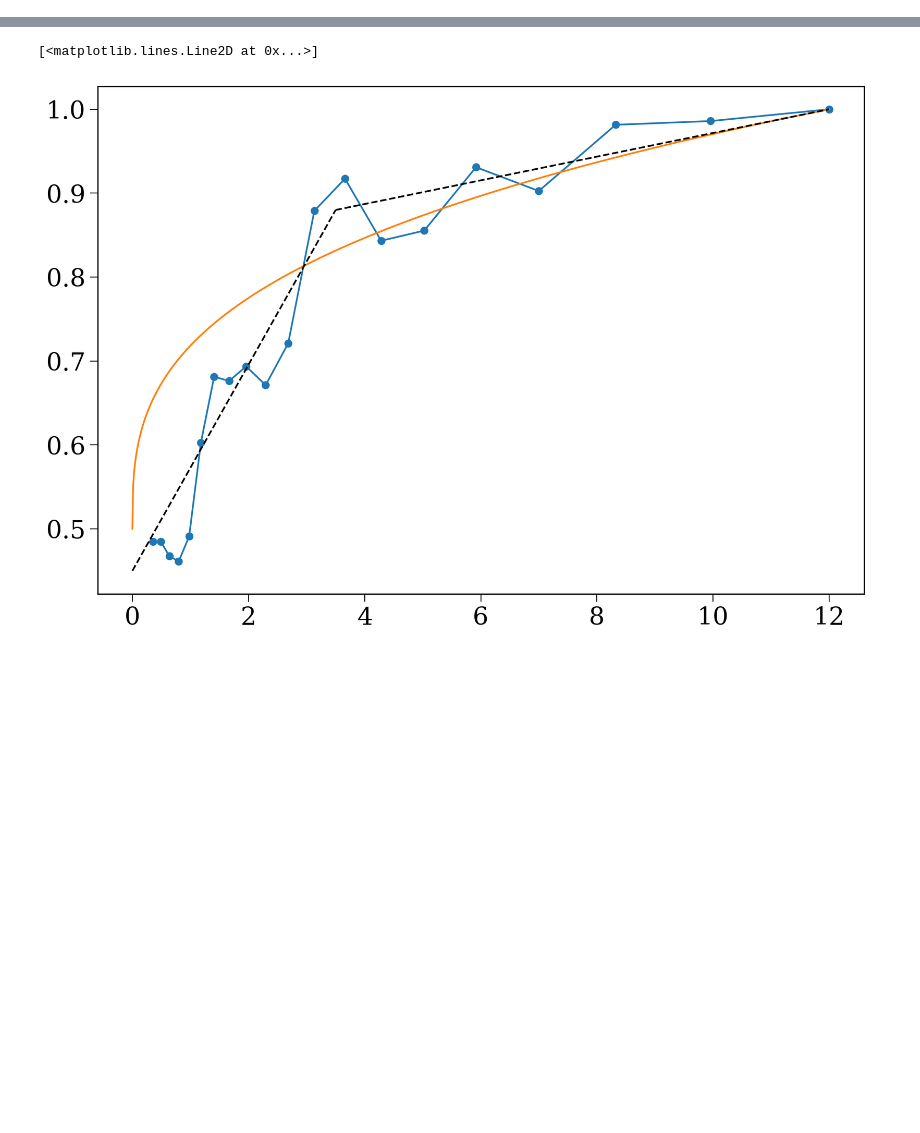
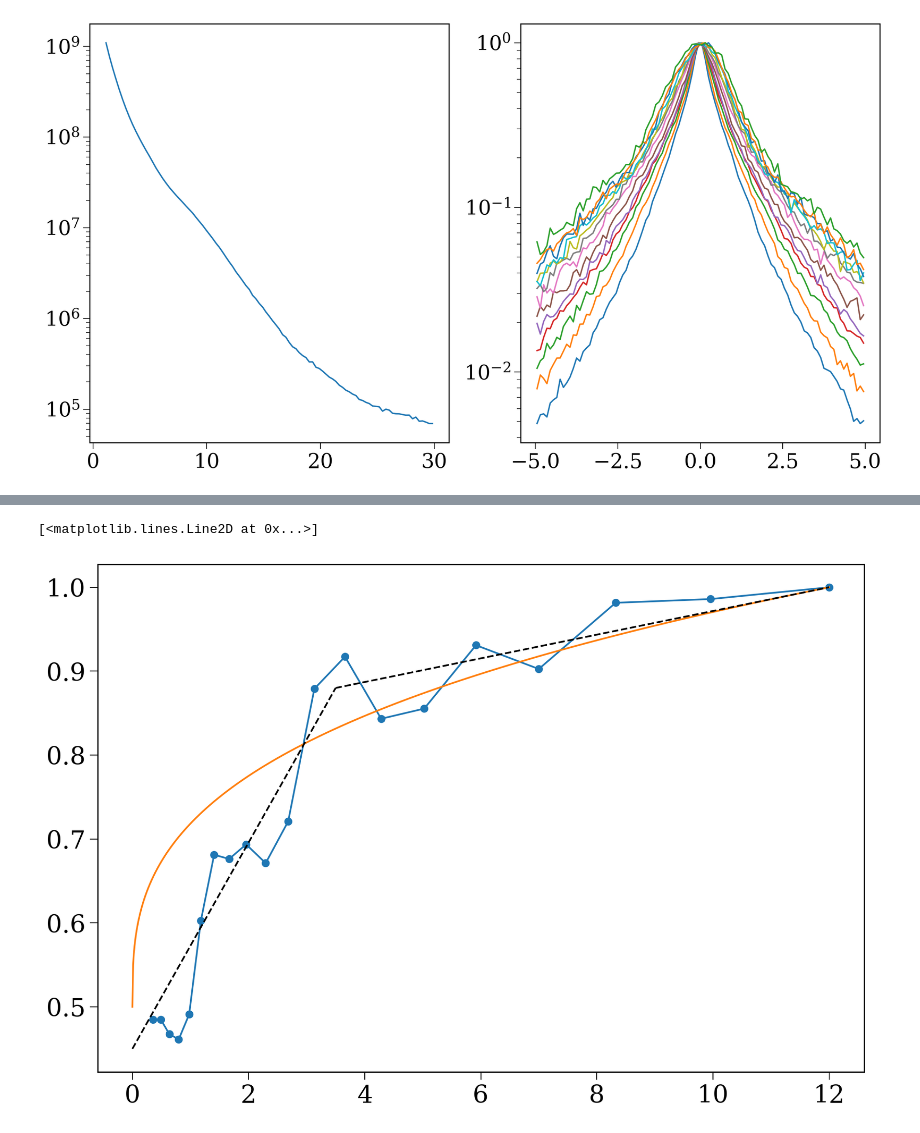
Before and after one commit to TomWagg/underworld, a Jupyter notebook: analysis/mw_mass_growth.ipynb, the cells around one changed output, grey strips where cells are left out. Drawn from its saved outputs; the diff is of its cells as text; code cells hidden in the pictures; blank space fills up the shorter version.

```diff
--- a/analysis/mw_mass_growth.ipynb
+++ b/analysis/mw_mass_growth.ipynb
@@ -127,0 +75,13 @@ array([1.4284970e+11, 1.4280016e+11, 1.3774261e+11, 1.3580518e+11,
+# %%
+surf_mass_R = np.sum(dens, axis=1) * (zbins[1] - zbins[0])
+
+fig, axes = plt.subplots(1, 2, figsize=(15, 8))
+axes[0].plot(Rbinc, surf_mass_R)
+axes[0].set_yscale("log")
+
+# axes[1].plot(zbinc, dens[8:50:2].T, marker="")``
+for line in dens[4:30:2]:
+    axes[1].plot(zbinc, line / line.max(), marker="")
+axes[1].set_yscale("log")
+# %% [output]
+[figure, added]
```
Also changed, not shown: parts of 30 cells of this notebook, 9 other files.
